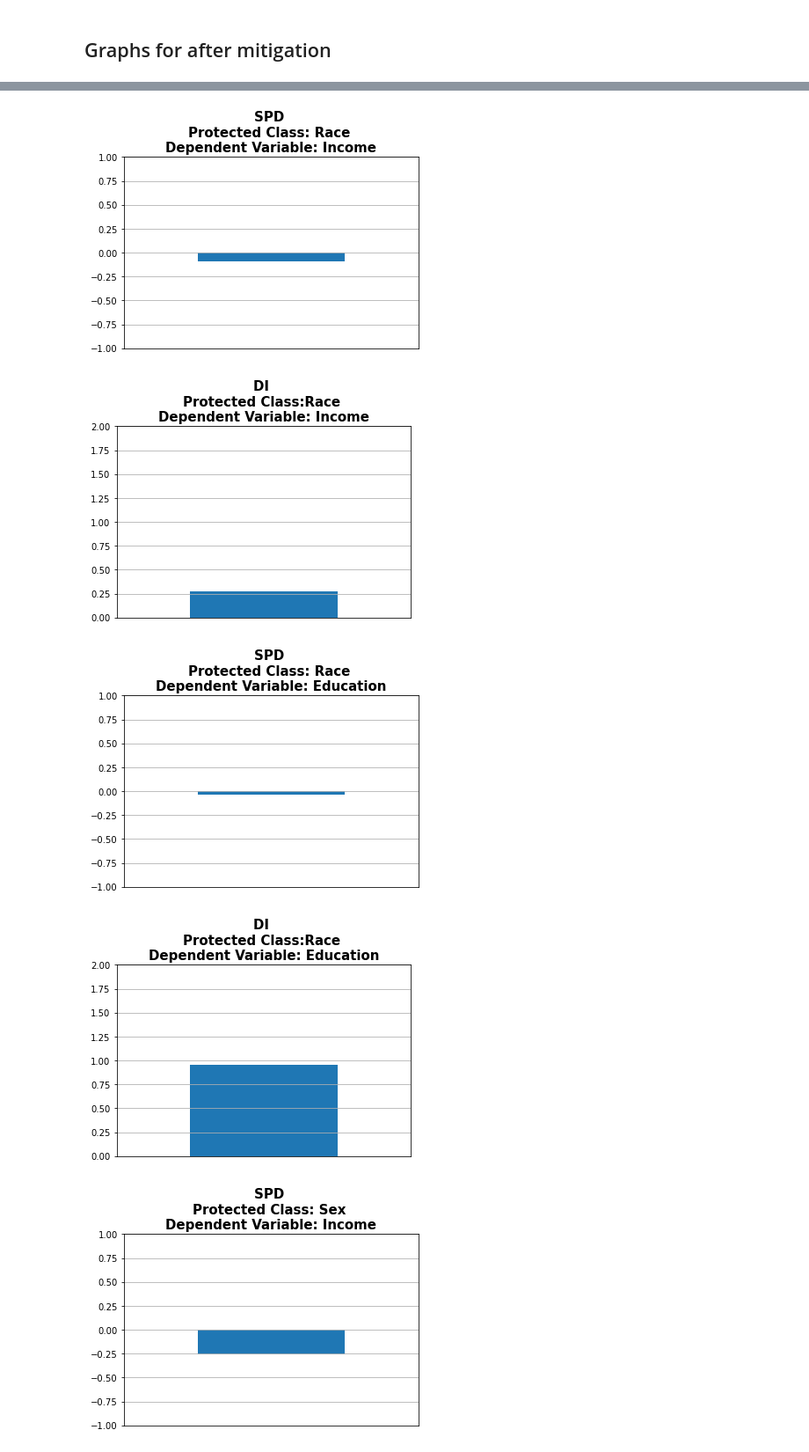
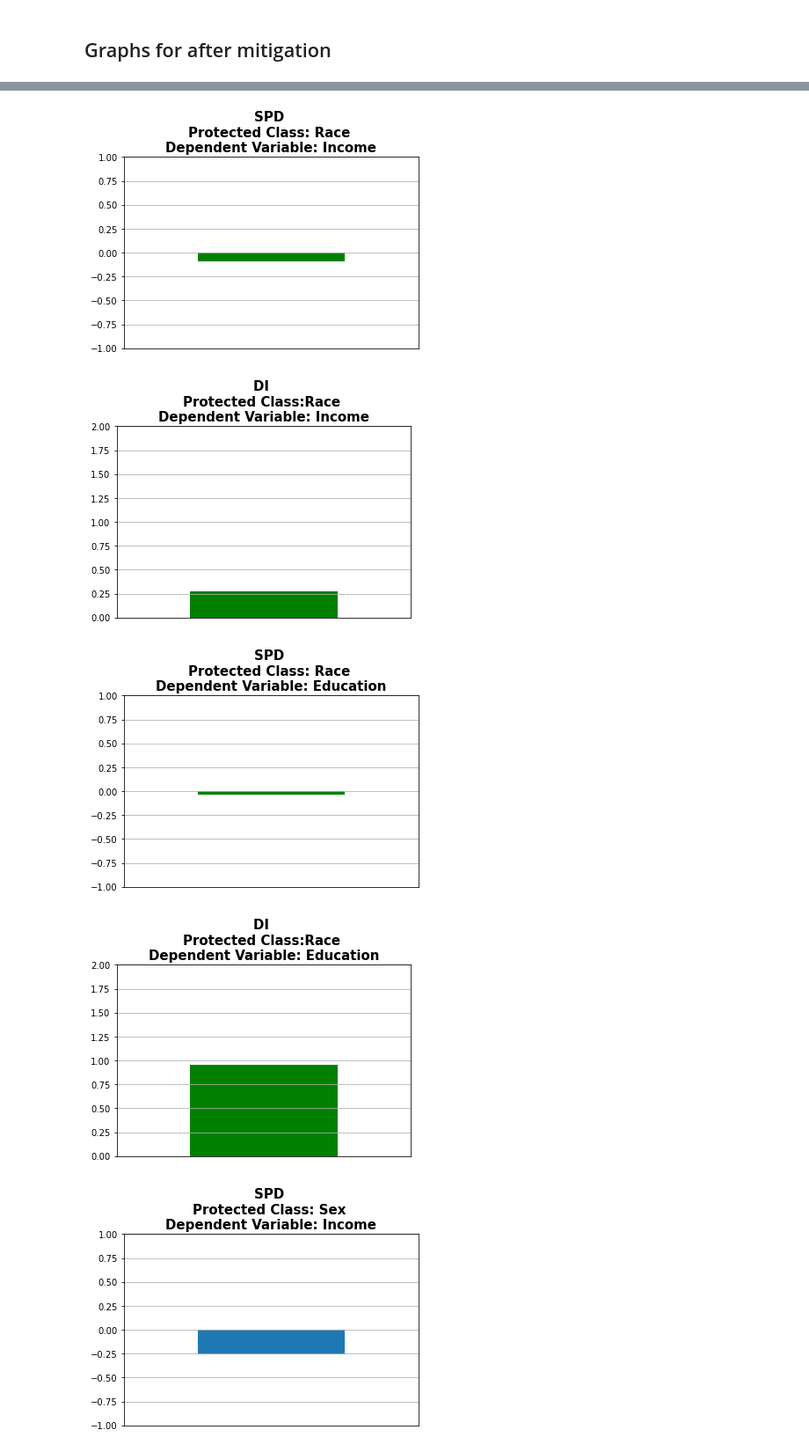
Before and after one commit to rahalrsh/adult-income-project, a Jupyter notebook: adult-income.ipynb, the cells around one changed output, grey strips where cells are left out. Shown at 88% size. Saved outputs shown, nothing was run; the diff lists cells and outputs as text; code cells hidden in the pictures.

Commit message:
graphs colors

```diff
--- a/adult-income.ipynb
+++ b/adult-income.ipynb
@@ -805,11 +805,11 @@ DI=0.818834749143474
 # %% [markdown]
 # Step 5
 # %%
-def draw_sdp(x=1, y=1, xlim=(0, 2), ylim=(-1, 1), title="SPD title"):
+def draw_sdp(x=1, y=1, xlim=(0, 2), ylim=(-1, 1), title="SPD title", color=None):
     x = [x]
     y = [y]
     fig, ax = plt.subplots(1, 1)
-    ax.bar(x, y, width=1)
+    ax.bar(x, y, width=1, color=color)
     ax.set_xlim(xlim)
     ax.set_ylim(ylim)
     plt.grid()
@@ -822,7 +822,7 @@ def draw_di(x=1, y=1, xlim=(0, 2), ylim=(0, 2), title="DI title"):
     x = [x]
     y = [y]
     fig, ax = plt.subplots(1, 1)
-    ax.bar(x, y, width=1)
+    ax.bar(x, y, width=1, color=color)
     ax.set_xlim(xlim)
     ax.set_ylim(ylim)
     plt.grid()
@@ -953,7 +956,8 @@ draw_sdp(
 draw_sdp(
     x=1,
     y=-0.08960867704184351,
-    title="SPD \nProtected Class: Race \nDependent Variable: Income"
+    title="SPD \nProtected Class: Race \nDependent Variable: Income",
+    color="green"
 )
 
 draw_sdp(
@@ -961,30 +965,33 @@ draw_sdp(
     y=0.27363401191353476,
     xlim=(0, 2),
     ylim=(0, 2),
-    title="DI \nProtected Class:Race \nDependent Variable: Income"
+    title="DI \nProtected Class:Race \nDependent Variable: Income",
+    color="green"
 )
 # %% [output]
-[figure, old version]
+[figure, new version]
-[figure, old version]
+[figure, new version]
 # %%
 # 3.4 Race/Education: After Mitigation
 
 draw_sdp(
     x=1,
     y=-0.036360258575836135,
-    title="SPD \nProtected Class: Race \nDependent Variable: Education"
+    title="SPD \nProtected Class: Race \nDependent Variable: Education",
+    color="green"
 )
 
 draw_sdp(
     x=1,
     y=0.9584013062311572,
     xlim=(0, 2),
     ylim=(0, 2),
-    title="DI \nProtected Class:Race \nDependent Variable: Education"
+    title="DI \nProtected Class:Race \nDependent Variable: Education",
+    color="green"
 )
 # %% [output]
-[figure, old version]
+[figure, new version]
-[figure, old version]
+[figure, new version]
 # %%
 # 4.5 Sex/Income - Without Transformation - Predictions
 
```
Also changed, not shown: parts of 2 cells of this notebook.
